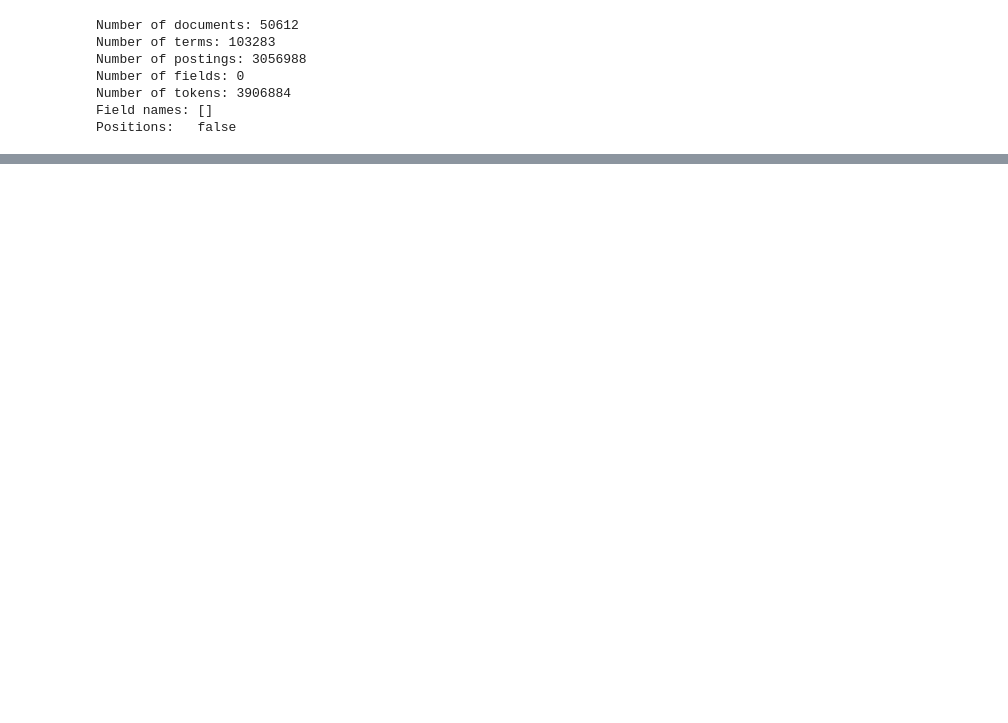
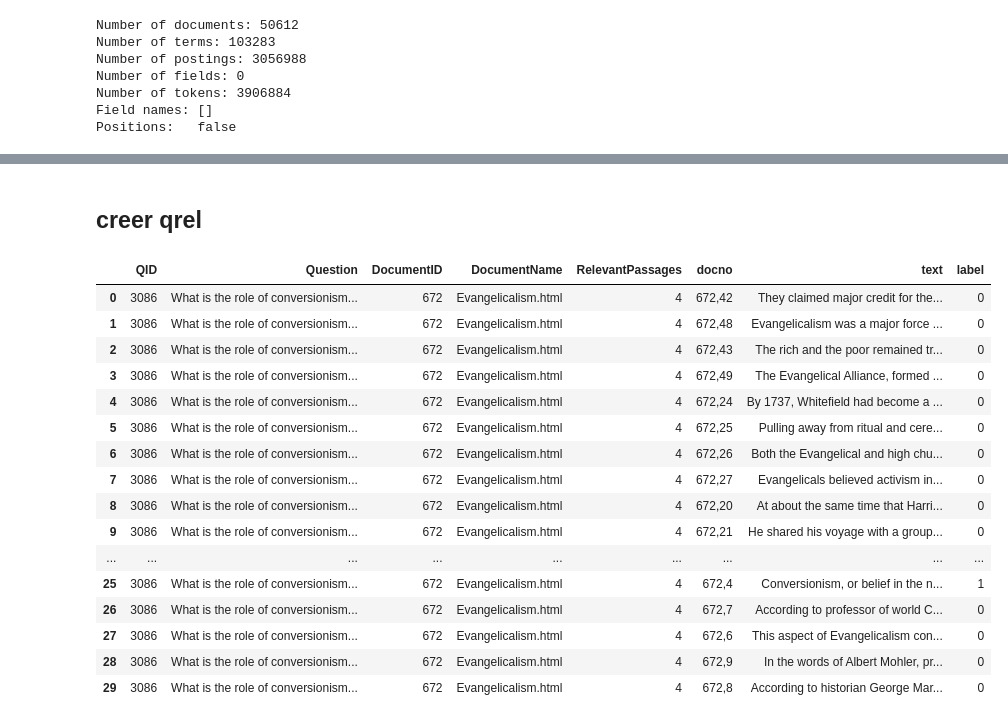
Before and after one commit to barthosdac/projet-rital, a Jupyter notebook: f.ipynb, the cells around one changed output, grey strips where cells are left out. Drawn from its saved outputs; the diff is of its cells as text; code cells hidden in the pictures; blank space fills up the shorter version.

Commit message:
data construction + qrel

```diff
--- a/f.ipynb
+++ b/f.ipynb
@@ -131,0 +227,3 @@ Positions:   false
+# %%
+df_query = pd.concat([df_train, df_test, df_dev])
+df_query
@@ -131,0 +244,8 @@ Positions:   false
+# %%
+import json
+with open('WikiPassageQA/document_passages.json', 'r') as f:
+        data_row = json.load(f)
+data={"DocumentID" : [int(k0) for k0,v0 in data_row.items() for k1,v1 in v0.items()],
+    "docno" : [k0+','+k1 for k0,v0 in data_row.items() for k1,v1 in v0.items()],
+      "text"  : [v1 for k0,v0 in data_row.items() for k1,v1 in v0.items()]}
+docs_df = pd.DataFrame(data)
@@ -131,0 +263,3 @@ Positions:   false
+# %%
+df_complete = df_query.merge(docs_df, on =["DocumentID"])
+df_complete
@@ -131,0 +280,33 @@ Positions:   false
+# %% [markdown]
+## creer qrel
+# %%
+# cree list relevant
+relevant = []
+for row in df_complete.iterrows():
+  passage = row[1]['RelevantPassages'].split(",")
+  doc_passage = row[1]['docno'].split(",")[1] # doc,pass -> [1]
+  if doc_passage in passage:
+    relevant.append(1)
+  else:
+    relevant.append(0)
+# %%
+df_complete["label"] = relevant
+df_complete.head(30)
+# %% [output]
+|  | QID | Question | DocumentID | DocumentName | RelevantPassages | docno | text | label |
+| 0 | 3086 | What is the role of conversionism... | 672 | Evangelicalism.html | 4 | 672,42 | They claimed major credit for the... | 0 |
+| 1 | 3086 | What is the role of conversionism... | 672 | Evangelicalism.html | 4 | 672,48 | Evangelicalism was a major force ... | 0 |
+| 2 | 3086 | What is the role of conversionism... | 672 | Evangelicalism.html | 4 | 672,43 | The rich and the poor remained tr... | 0 |
+| 3 | 3086 | What is the role of conversionism... | 672 | Evangelicalism.html | 4 | 672,49 | The Evangelical Alliance, formed ... | 0 |
+| 4 | 3086 | What is the role of conversionism... | 672 | Evangelicalism.html | 4 | 672,24 | By 1737, Whitefield had become a ... | 0 |
+| 5 | 3086 | What is the role of conversionism... | 672 | Evangelicalism.html | 4 | 672,25 | Pulling away from ritual and cere... | 0 |
+| 6 | 3086 | What is the role of conversionism... | 672 | Evangelicalism.html | 4 | 672,26 | Both the Evangelical and high chu... | 0 |
+| 7 | 3086 | What is the role of conversionism... | 672 | Evangelicalism.html | 4 | 672,27 | Evangelicals believed activism in... | 0 |
+| 8 | 3086 | What is the role of conversionism... | 672 | Evangelicalism.html | 4 | 672,20 | At about the same time that Harri... | 0 |
+| 9 | 3086 | What is the role of conversionism... | 672 | Evangelicalism.html | 4 | 672,21 | He shared his voyage with a group... | 0 |
+| ... | ... | ... | ... | ... | ... | ... | ... | ... |
+| 25 | 3086 | What is the role of conversionism... | 672 | Evangelicalism.html | 4 | 672,4 | Conversionism, or belief in the n... | 1 |
+| 26 | 3086 | What is the role of conversionism... | 672 | Evangelicalism.html | 4 | 672,7 | According to professor of world C... | 0 |
+| 27 | 3086 | What is the role of conversionism... | 672 | Evangelicalism.html | 4 | 672,6 | This aspect of Evangelicalism con... | 0 |
+| 28 | 3086 | What is the role of conversionism... | 672 | Evangelicalism.html | 4 | 672,9 | In the words of Albert Mohler, pr... | 0 |
+| 29 | 3086 | What is the role of conversionism... | 672 | Evangelicalism.html | 4 | 672,8 | According to historian George Mar... | 0 |
```
Also changed, not shown: parts of 15 cells of this notebook.
